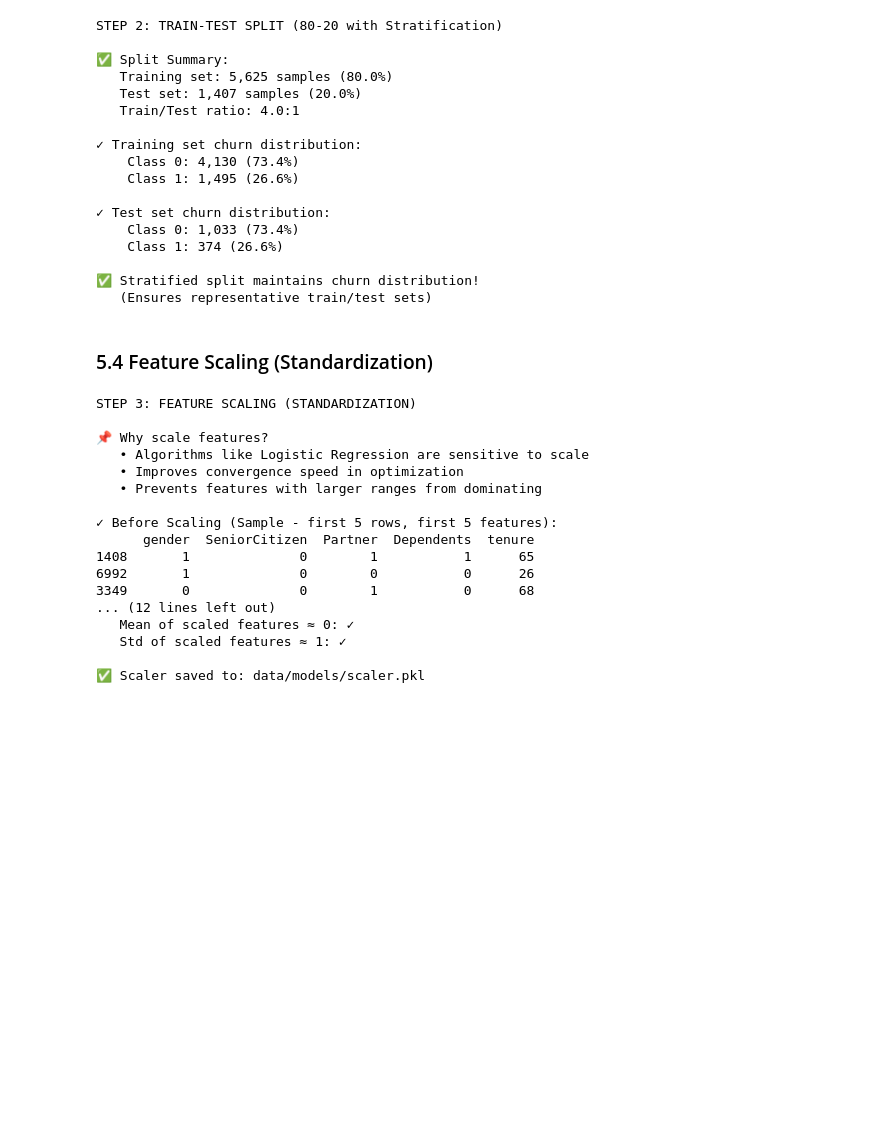
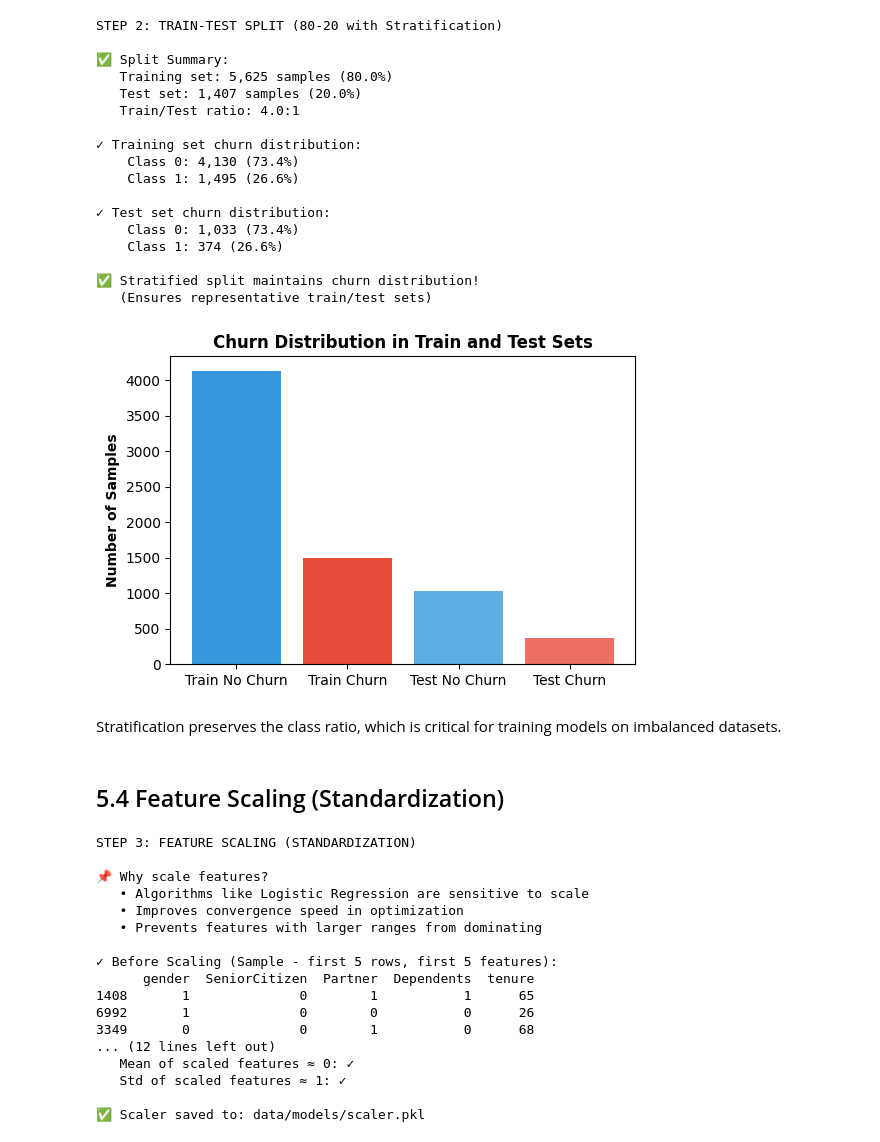
Before and after one commit to swathim251205/telco-churn-analysis-ml, a Jupyter notebook: notebooks/05_ml_pipeline.ipynb, the cells around one changed output. Saved outputs shown, nothing was run; the diff lists cells and outputs as text; code cells hidden in the pictures; blank space fills up the shorter version.

```diff
--- a/notebooks/05_ml_pipeline.ipynb
+++ b/notebooks/05_ml_pipeline.ipynb
@@ -120,8 +132,21 @@ STEP 2: TRAIN-TEST SPLIT (80-20 with Stratification)
 
 ✅ Stratified split maintains churn distribution!
    (Ensures representative train/test sets)
+# %%
+import matplotlib.pyplot as plt
+
+plt.figure(figsize=(6,4))
+plt.bar(['Train No Churn', 'Train Churn'], [4130, 1495], color=['#3498db','#e74c3c'])
+plt.bar(['Test No Churn', 'Test Churn'], [1033, 374], color=['#5dade2','#ec7063'])
+plt.ylabel('Number of Samples', fontweight='bold')
+plt.title('Churn Distribution in Train and Test Sets', fontweight='bold')
+plt.show()
+# %% [output]
+[figure, added]
+# %% [markdown]
+Stratification preserves the class ratio, which is critical for training models on imbalanced datasets.
 # %% [markdown]
-### 5.4 Feature Scaling (Standardization)
+## 5.4 Feature Scaling (Standardization)
 # %%
 
 print("STEP 3: FEATURE SCALING (STANDARDIZATION)")
```
Also changed, not shown: parts of 29 cells of this notebook.
